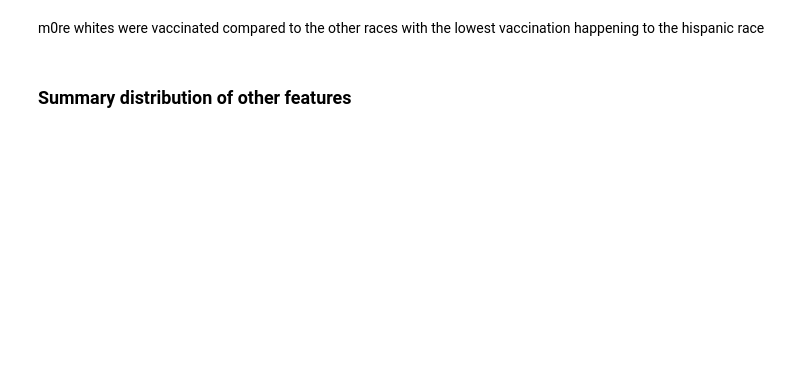
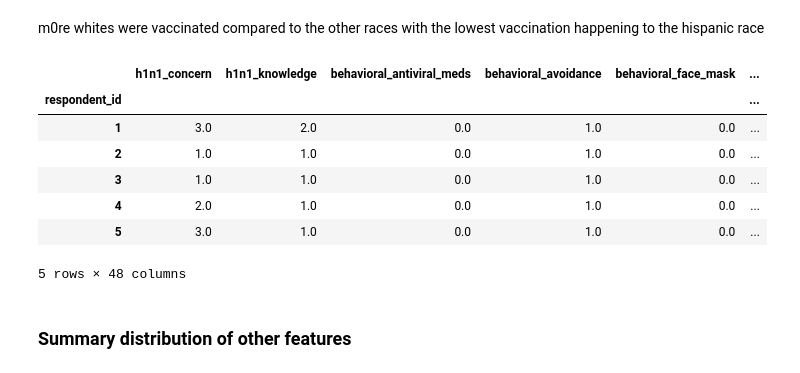
Before and after one commit to ed-gar-k/Phase-3-project-DSC, a Jupyter notebook: project.ipynb, the cells around one changed output. Cells and saved outputs as stored; diff of their text form; code cells hidden in the pictures; blank space fills up the shorter version.

```diff
--- a/project.ipynb
+++ b/project.ipynb
@@ -370,5 +356,25 @@ sns.countplot(x=df2["h1n1_vaccine"], hue=df2["race"], data=df2)
 # %% [markdown]
 m0re whites were vaccinated compared to the other races with the lowest vaccination happening to the hispanic race
+# %%
+df_copy= df2.copy()
+df_dummy = pd.get_dummies(df_copy, drop_first=True)
+corr_matrix = df_dummy.corr()
+
+# Generate the correlation heatmap
+# plt.figure(figsize=(12, 10))
+# sns.heatmap(corr_matrix, annot=True, cmap='coolwarm', fmt=".2f", linewidths=0.5)
+# plt.title('Correlation Matrix between Variables')
+# plt.show();
+df_dummy.head()
+# %% [output]
+|  | h1n1_concern | h1n1_knowledge | behavioral_antiviral_meds | behavioral_avoidance | behavioral_face_mask | ... |
+| respondent_id |  |  |  |  |  | ... |
+| 1 | 3.0 | 2.0 | 0.0 | 1.0 | 0.0 | ... |
+| 2 | 1.0 | 1.0 | 0.0 | 1.0 | 0.0 | ... |
+| 3 | 1.0 | 1.0 | 0.0 | 1.0 | 0.0 | ... |
+| 4 | 2.0 | 1.0 | 0.0 | 1.0 | 0.0 | ... |
+| 5 | 3.0 | 1.0 | 0.0 | 1.0 | 0.0 | ... |
+5 rows × 48 columns
 # %% [markdown]
 ### Summary distribution of other features
 # %%
```
Also changed, not shown: parts of 25 cells of this notebook.
